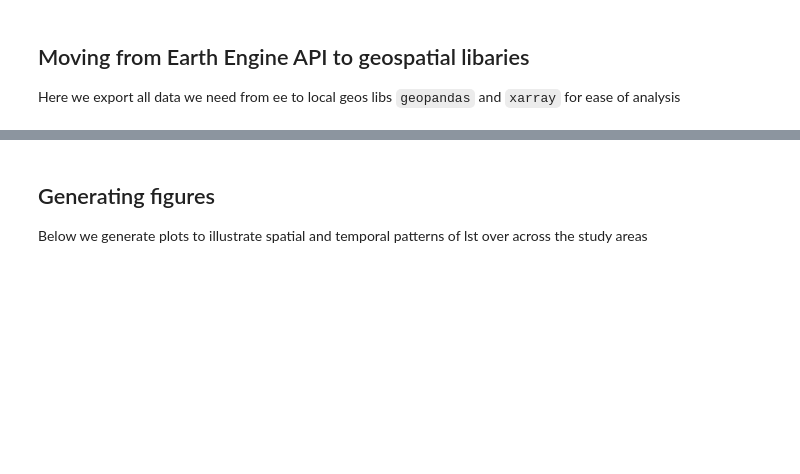
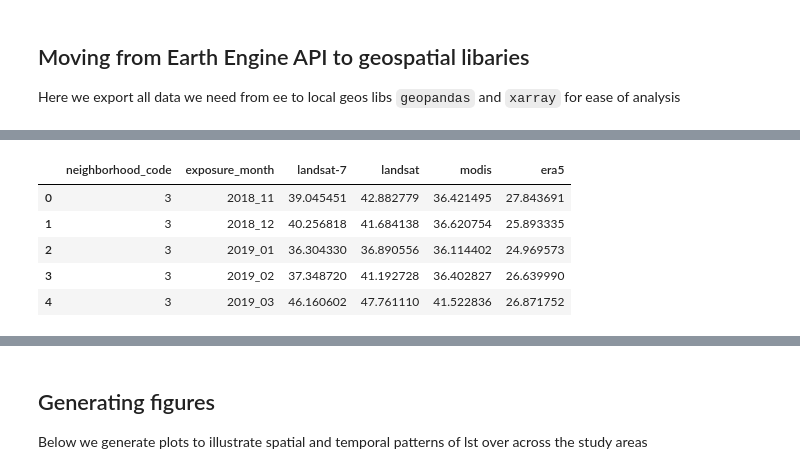
Before and after one commit to MSU-PALs/precisehealthgeo, a Jupyter notebook: Monthly Exposures by neighborhood.ipynb, the cells around one changed output, grey strips where cells are left out. Cells and saved outputs as stored; diff of their text form; code cells hidden in the pictures; blank space fills up the shorter version.

```diff
--- a/Monthly Exposures by neighborhood.ipynb
+++ b/Monthly Exposures by neighborhood.ipynb
@@ -366,0 +392,11 @@ era5_raster=export_maps('gambia', 'era5')
+# %%
+lst_neighborhood=pd.read_csv('./outputs/gambia.csv')
+lst_neighborhood['exposure_month']=lst_neighborhood['exposure_month'].apply(lambda x: pd.to_datetime(x).strftime('%Y_%m'))
+lst_neighborhood.head()
+# %% [output]
+|  | neighborhood_code | exposure_month | landsat-7 | landsat | modis | era5 |
+| 0 | 3 | 2018_11 | 39.045451 | 42.882779 | 36.421495 | 27.843691 |
+| 1 | 3 | 2018_12 | 40.256818 | 41.684138 | 36.620754 | 25.893335 |
+| 2 | 3 | 2019_01 | 36.304330 | 36.890556 | 36.114402 | 24.969573 |
+| 3 | 3 | 2019_02 | 37.348720 | 41.192728 | 36.402827 | 26.639990 |
+| 4 | 3 | 2019_03 | 46.160602 | 47.761110 | 41.522836 | 26.871752 |
```
Also changed, not shown: parts of 13 cells of this notebook, 15 other files.
